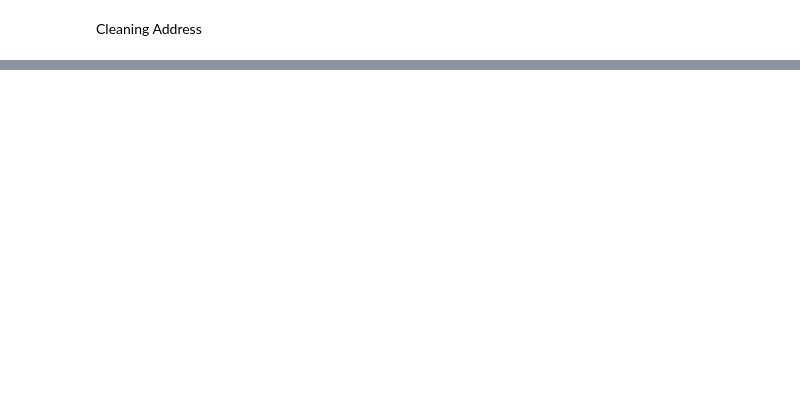
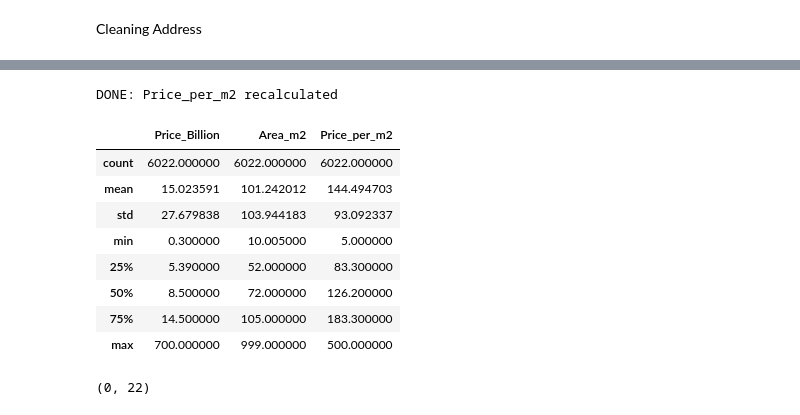
Before and after one commit to MinhTruc09/Predicting-House-Prices-TPHCM, a Jupyter notebook: notebooks/00_datacleaning.ipynb, the cells around one changed output, grey strips where cells are left out. Saved outputs shown, nothing was run; the diff lists cells and outputs as text; code cells hidden in the pictures; blank space fills up the shorter version.

```diff
--- a/notebooks/00_datacleaning.ipynb
+++ b/notebooks/00_datacleaning.ipynb
@@ -488,0 +653,53 @@ df_fixed.to_csv("../data/cleaned/cleanMey.csv", index=False, encoding='utf-8-sig
+# %%
+# ==============================
+# RE-CALCULATE PRICE PER M2
+# ==============================
+
+# đảm bảo numeric
+df_fixed['Price_Billion'] = pd.to_numeric(
+    df_fixed['Price_Billion'], errors='coerce'
+)
+
+df_fixed['Area_m2'] = pd.to_numeric(
+    df_fixed['Area_m2'], errors='coerce'
+)
+
+# loại diện tích không hợp lệ
+df_fixed.loc[df_fixed['Area_m2'] <= 0, 'Area_m2'] = np.nan
+
+# tính giá / m2 (triệu / m2)
+df_fixed['Price_per_m2'] = (
+    df_fixed['Price_Billion'] * 1000
+) / df_fixed['Area_m2']
+
+# clip theo thị trường VN
+df_fixed['Price_per_m2'] = df_fixed['Price_per_m2'].clip(
+    lower=5,    # min hợp lý
+    upper=500   # max hợp lý
+)
+
+# 🔹 LÀM TRÒN 1 CHỮ SỐ THẬP PHÂN
+df_fixed['Price_per_m2'] = df_fixed['Price_per_m2'].round(1)
+print("DONE: Price_per_m2 recalculated")
+# %% [output]
+DONE: Price_per_m2 recalculated
+# %%
+df_fixed[['Price_Billion', 'Area_m2', 'Price_per_m2']].describe()
+# %% [output]
+|  | Price_Billion | Area_m2 | Price_per_m2 |
+| count | 6022.000000 | 6022.000000 | 6022.000000 |
+| mean | 15.023591 | 101.242012 | 144.494703 |
+| std | 27.679838 | 103.944183 | 93.092337 |
+| min | 0.300000 | 10.005000 | 5.000000 |
+| 25% | 5.390000 | 52.000000 | 83.300000 |
+| 50% | 8.500000 | 72.000000 | 126.200000 |
+| 75% | 14.500000 | 105.000000 | 183.300000 |
+| max | 700.000000 | 999.000000 | 500.000000 |
+# %%
+df_fixed[
+    (df_fixed['Price_Billion'] > 0) &
+    (df_fixed['Area_m2'] > 0) &
+    (df_fixed['Price_per_m2'].isna())
+].shape
+# %% [output]
+(0, 22)
```
Also changed, not shown: parts of 30 cells of this notebook, 8 other files.
